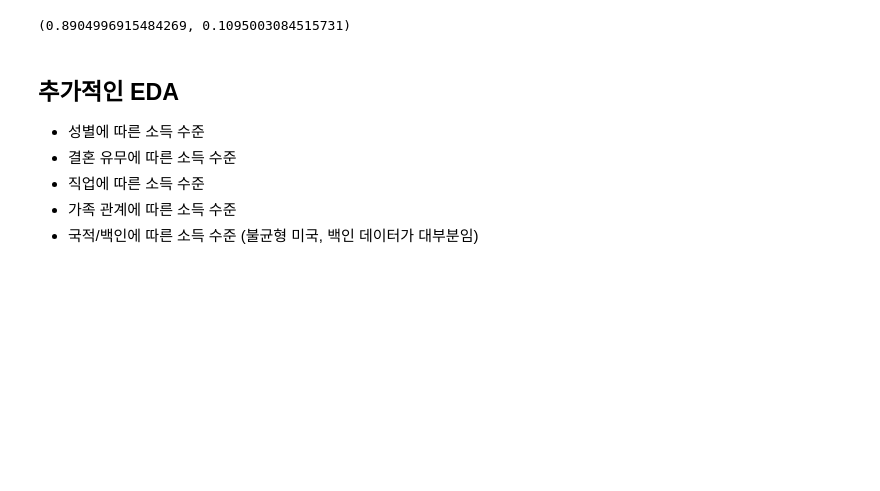
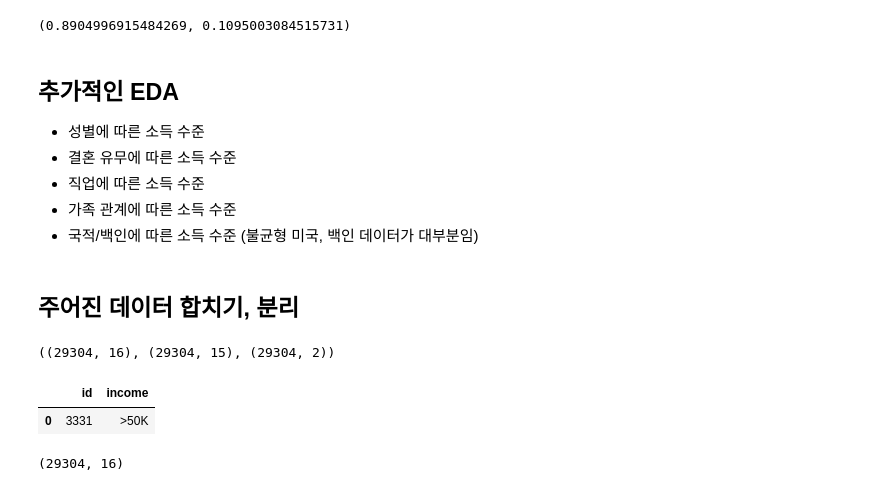
Before and after one commit to ljs3536/BIgDataStudy, a Jupyter notebook: 다시하기/라이브러리 및 데이터 불러오기 그리고 EDA/라이브러리 및 데이터 불러오기 그리고 EDA.ipynb, the cells around one changed output. Saved outputs shown, nothing was run; the diff lists cells and outputs as text; code cells hidden in the pictures; blank space fills up the shorter version.

```diff
--- a/다시하기/라이브러리 및 데이터 불러오기 그리고 EDA/라이브러리 및 데이터 불러오기 그리고 EDA.ipynb
+++ b/다시하기/라이브러리 및 데이터 불러오기 그리고 EDA/라이브러리 및 데이터 불러오기 그리고 EDA.ipynb
@@ -272,3 +272,20 @@ len(train[cond0&cond_female])/len(train[cond_female]), len(train[cond1&cond_fema
 - 직업에 따른 소득 수준
 - 가족 관계에 따른 소득 수준
 - 국적/백인에 따른 소득 수준 (불균형 미국, 백인 데이터가 대부분임)
+# %% [markdown]
+## 주어진 데이터 합치기, 분리
+# %%
+train.shape, X_train.shape, y_train.shape
+# %% [output]
+((29304, 16), (29304, 15), (29304, 2))
+# %%
+y_train.head(1)
+# %% [output]
+|  | id | income |
+| 0 | 3331 | >50K |
+# %%
+# X_train y_train 합치는 것 예시
+df = pd.concat([X_train, y_train['income']], axis=1)
+df.shape
+# %% [output]
+(29304, 16)
```
Also changed, not shown: parts of 4 cells of this notebook, 14 other files.
